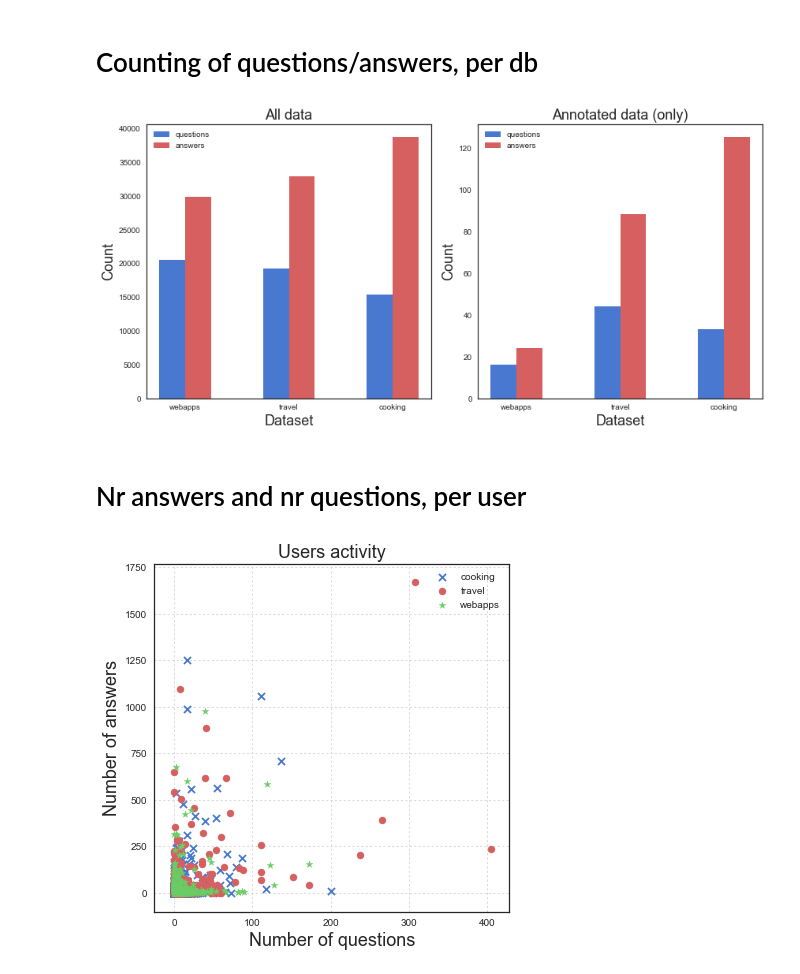
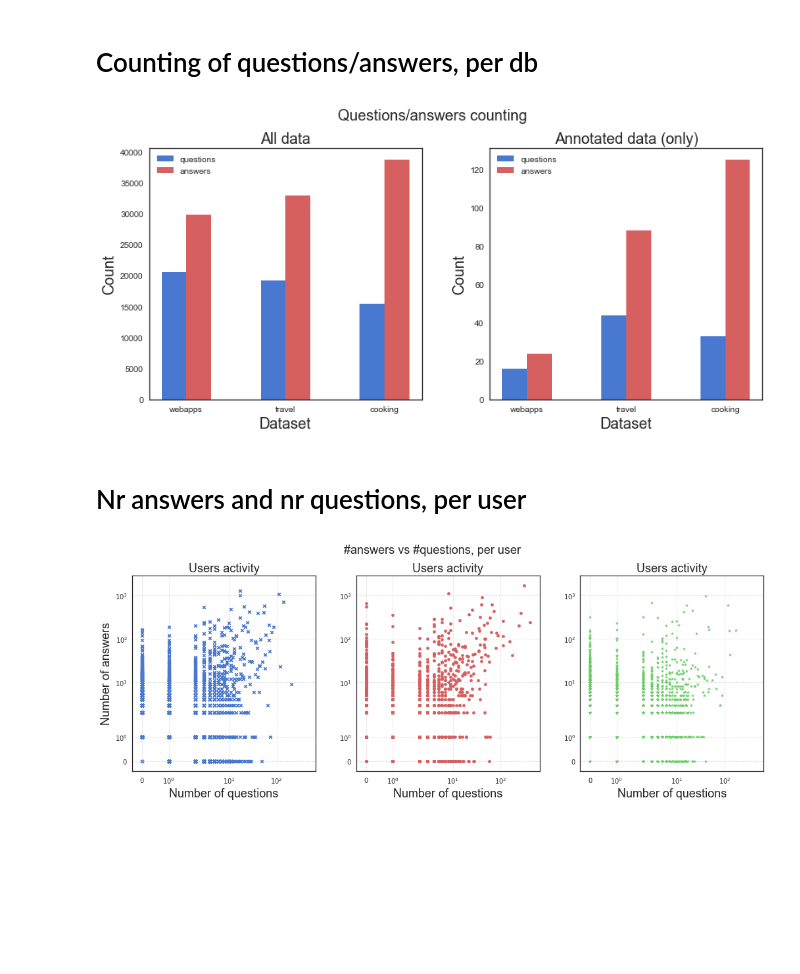
Before and after one commit to enricorotundo/StackexchangeDatadumpQualityAnnotator, a Jupyter notebook: Analysis/pre-analysis.ipynb, the cells around one changed output. Cells and saved outputs as stored; diff of their text form; code cells hidden in the pictures; blank space fills up the shorter version.

Commit message:
notebook done, many plots

```diff
--- a/Analysis/pre-analysis.ipynb
+++ b/Analysis/pre-analysis.ipynb
@@ -81,9 +86,15 @@ for db in available_dbs:
 fig = plt.figure(figsize=(6,6))
 ax1 = fig.add_subplot(111)
 
-ax1.scatter(x=t_length_count['cooking']['t_sizes'], y=t_length_count['cooking']['t_count'], label='cooking', s=50, c='b', marker='x', clip_on=False)
-ax1.scatter(x=t_length_count['travel']['t_sizes'], y=t_length_count['travel']['t_count'], label='travel', s=50, c='r', marker='o', clip_on=False)
-ax1.scatter(x=t_length_count['webapps']['t_sizes'], y=t_length_count['webapps']['t_count'], label='webapps', s=50, c='g', marker='*', clip_on=False)
+ax1.scatter(x=t_length_count['cooking']['t_sizes'],
+            y=t_length_count['cooking']['t_count'],
+            label='cooking', s=50, c='b', marker='x', clip_on=False)
+ax1.scatter(x=t_length_count['travel']['t_sizes'],
+            y=t_length_count['travel']['t_count'],
+            label='travel', s=50, c='r', marker='o', clip_on=False)
+ax1.scatter(x=t_length_count['webapps']['t_sizes'],
+            y=t_length_count['webapps']['t_count'],
+            label='webapps', s=50, c='g', marker='*', clip_on=False)
 
 ax1.set_xscale('log', nonposx='clip')
 ax1.set_yscale('log', nonposy='clip')
@@ -95,6 +106,8 @@ ax1.set_xlim(xmin=0.9)
 plt.grid(alpha=0.7, linestyle='dotted')
 plt.legend()
 plt.tight_layout()
+for plot_format in PLOTS_FORMATS:
+    plt.savefig(PLOTS_PATH + 'thread_sizes' + plot_format)
 # %% [output]
 [figure]
 # %% [markdown]
@@ -242,6 +269,7 @@ opacity = 1
 
 # whole_data
 plt.figure(figsize=(12,6))
+plt.suptitle('Questions/answers counting', fontsize=18)
 plt.subplot(121)
 index = np.arange(n_groups)
 
@@ -254,7 +282,6 @@ plt.ylabel('Count', fontsize=18)
 plt.title('All data', fontsize=18)
 plt.xticks(index + bar_width / 2, available_dbs)
 plt.legend()
-plt.tight_layout()
 
 
 # annotated_data
@@ -270,9 +297,11 @@ plt.ylabel('Count', fontsize=18)
 plt.title('Annotated data (only)', fontsize=18)
 plt.xticks(index + bar_width / 2, available_dbs)
 plt.legend()
-plt.tight_layout()
+plt.tight_layout(pad=3)
+for plot_format in PLOTS_FORMATS:
+    plt.savefig(PLOTS_PATH + 'QA_counting' + plot_format)
 # %% [output]
-[figure, old version]
+[figure, new version]
 # %% [markdown]
 # Nr answers and nr questions, per user
 # %%
@@ -363,24 +392,48 @@ whole_d_webapps = pd.DataFrame.from_dict(users_activity['whole_data']['webapps']
 
 # TODO: do it also for the annotated_data
 # %%
-fig = plt.figure(figsize=(6, 6))
-ax1 = fig.add_subplot(111)
+s=20
 
-ax1.scatter(x=whole_d_cooking['nr_questions'].values, y=whole_d_cooking['nr_answers'].values, label='cooking', s=50, c='b', marker='x', clip_on=False)
-ax1.scatter(x=whole_d_travel['nr_questions'].values, y=whole_d_travel['nr_answers'].values, label='travel', s=50, c='r', marker='o', clip_on=False)
-ax1.scatter(x=whole_d_webapps['nr_questions'].values, y=whole_d_webapps['nr_answers'].values, label='webapps', s=50, c='g', marker='*', clip_on=False)
+# scatter plots
 
+fig = plt.figure(figsize=(15, 6))
+fig.suptitle("#answers vs #questions, per user", fontsize=18)
 
-#TODO: setting log scale causes problems!!!!!!!!!!!!!!!!!!!!!!!!!!!!!!!
-#ax1.set_xscale('log', nonposx='mask')
-#ax1.set_yscale('log', nonposy='mask')
+ax1 = fig.add_subplot(131)
+ax1.set_xscale('symlog', nonposx='clip')
+ax1.set_yscale('symlog', nonposx='clip')
+ax1.scatter(x=whole_d_cooking['nr_questions'],
+            y=whole_d_cooking['nr_answers'],
+            label='cooking', s=s, c='b', marker='x')
 plt.xlabel('Number of questions', fontsize=18)
 plt.ylabel('Number of answers', fontsize=18)
 plt.title('Users activity', fontsize=18)
+plt.grid(alpha=0.7, linestyle='dotted')
 
+ax2 = fig.add_subplot(132, sharey=ax1, sharex=ax1)
+ax2.set_xscale('symlog', nonposx='clip')
+ax2.set_yscale('symlog', nonposy='clip')
+ax2.scatter(x=whole_d_travel['nr_questions'],
+            y=whole_d_travel['nr_answers'],
+            label='travel', s=s, c='r', marker='o')
+plt.xlabel('Number of questions', fontsize=18)
+#plt.ylabel('Number of answers', fontsize=18)
+plt.title('Users activity', fontsize=18)
+plt.grid(alpha=0.7, linestyle='dotted')
 
+ax3 = fig.add_subplot(133, sharey=ax1, sharex=ax1)
+ax3.set_xscale('symlog', nonposx='clip')
+ax3.set_yscale('symlog', nonposy='clip')
+ax3.scatter(x=whole_d_webapps['nr_questions'],
+            y=whole_d_webapps['nr_answers'],
+            label='webapps', s=s, c='g', marker='*')
+plt.xlabel('Number of questions', fontsize=18)
+#plt.ylabel('Number of answers', fontsize=18)
+plt.title('Users activity', fontsize=18)
 plt.grid(alpha=0.7, linestyle='dotted')
-plt.legend()
-plt.tight_layout()
+
+plt.tight_layout(pad=3)
+for plot_format in PLOTS_FORMATS:
+    plt.savefig(PLOTS_PATH + 'nr_answers_VS_nr_questions_scatter' + plot_format)
 # %% [output]
-[figure, old version]
+[figure, new version]
```
Also changed, not shown: parts of 10 cells of this notebook, 1 other file.
